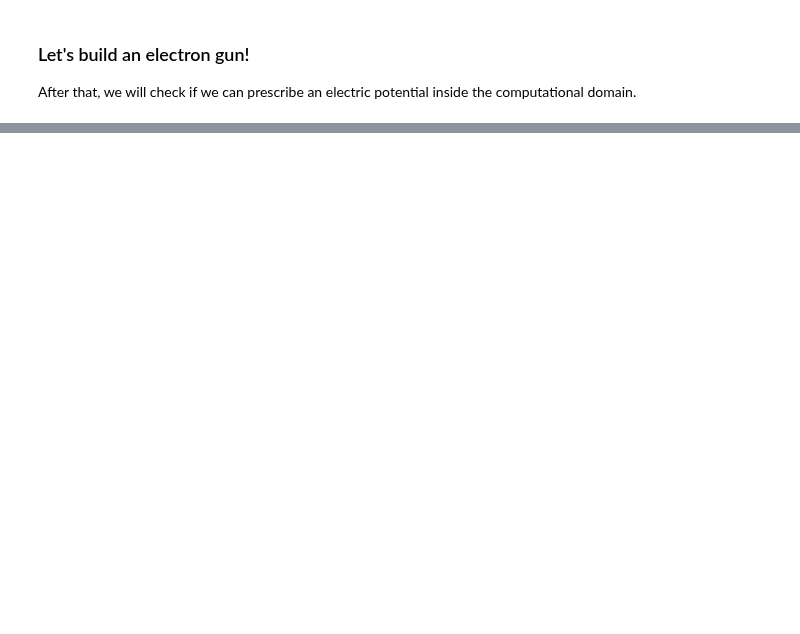
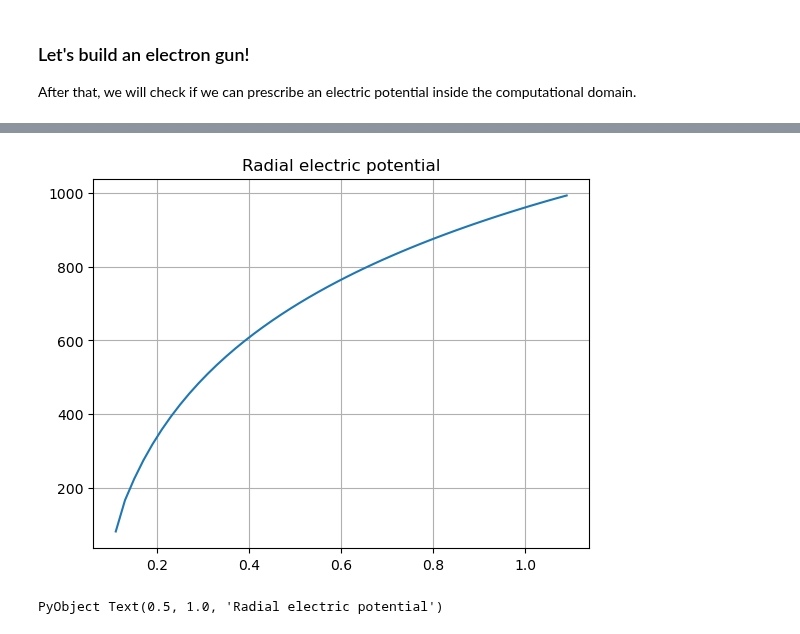
Before and after one commit to bchaber/pole, a Jupyter notebook: PoissonEquation.ipynb, the cells around one changed output, grey strips where cells are left out. Cells and saved outputs as stored; diff of their text form; code cells hidden in the pictures; blank space fills up the shorter version.

```diff
--- a/PoissonEquation.ipynb
+++ b/PoissonEquation.ipynb
@@ -250,0 +347,7 @@ nothing
+# %%
+plot(rc, φ[1,:])
+grid()
+title("Radial electric potential")
+# %% [output]
+[figure, added]
+PyObject Text(0.5, 1.0, 'Radial electric potential')
```
Also changed, not shown: parts of 18 cells of this notebook, 1 other file.
